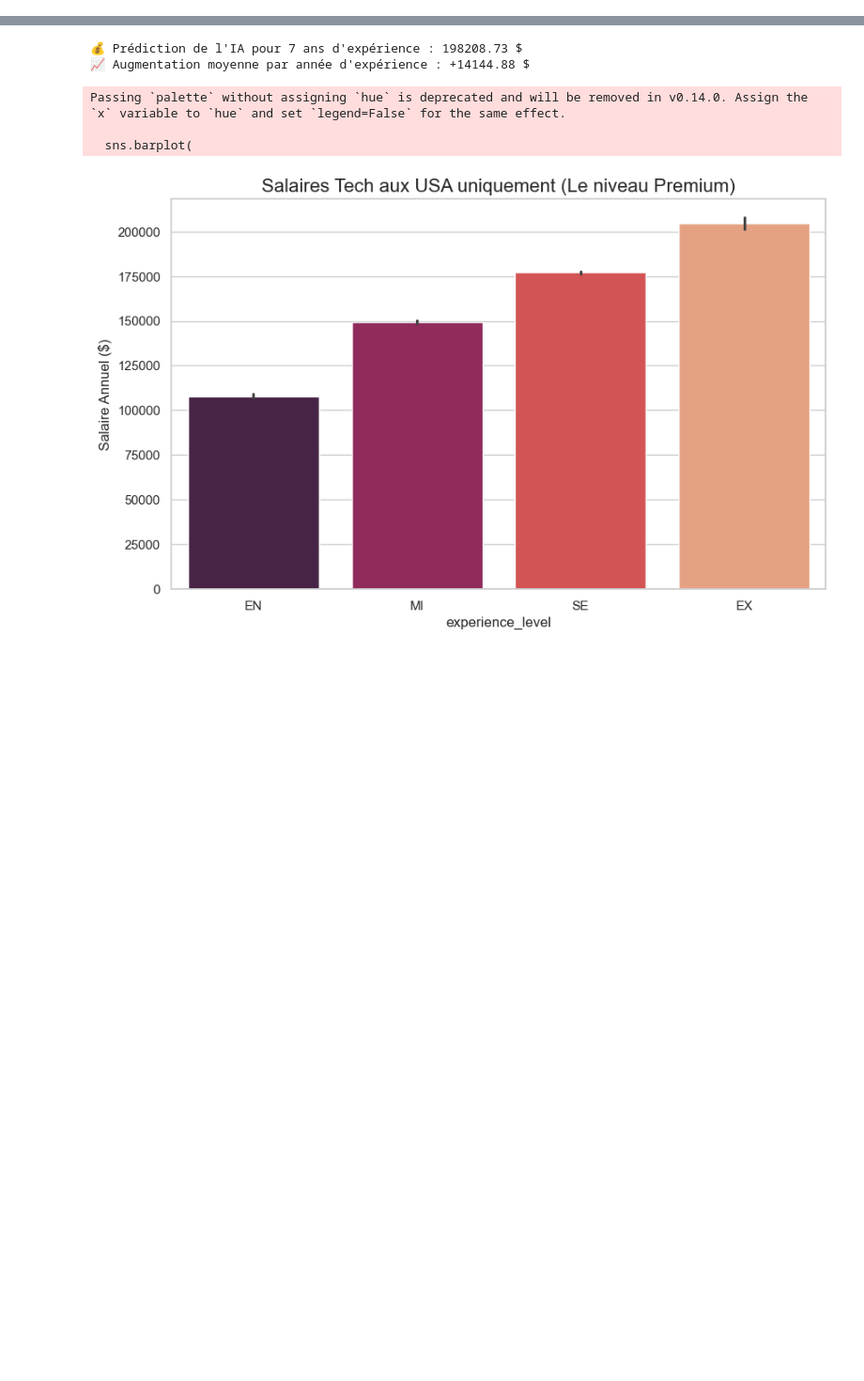
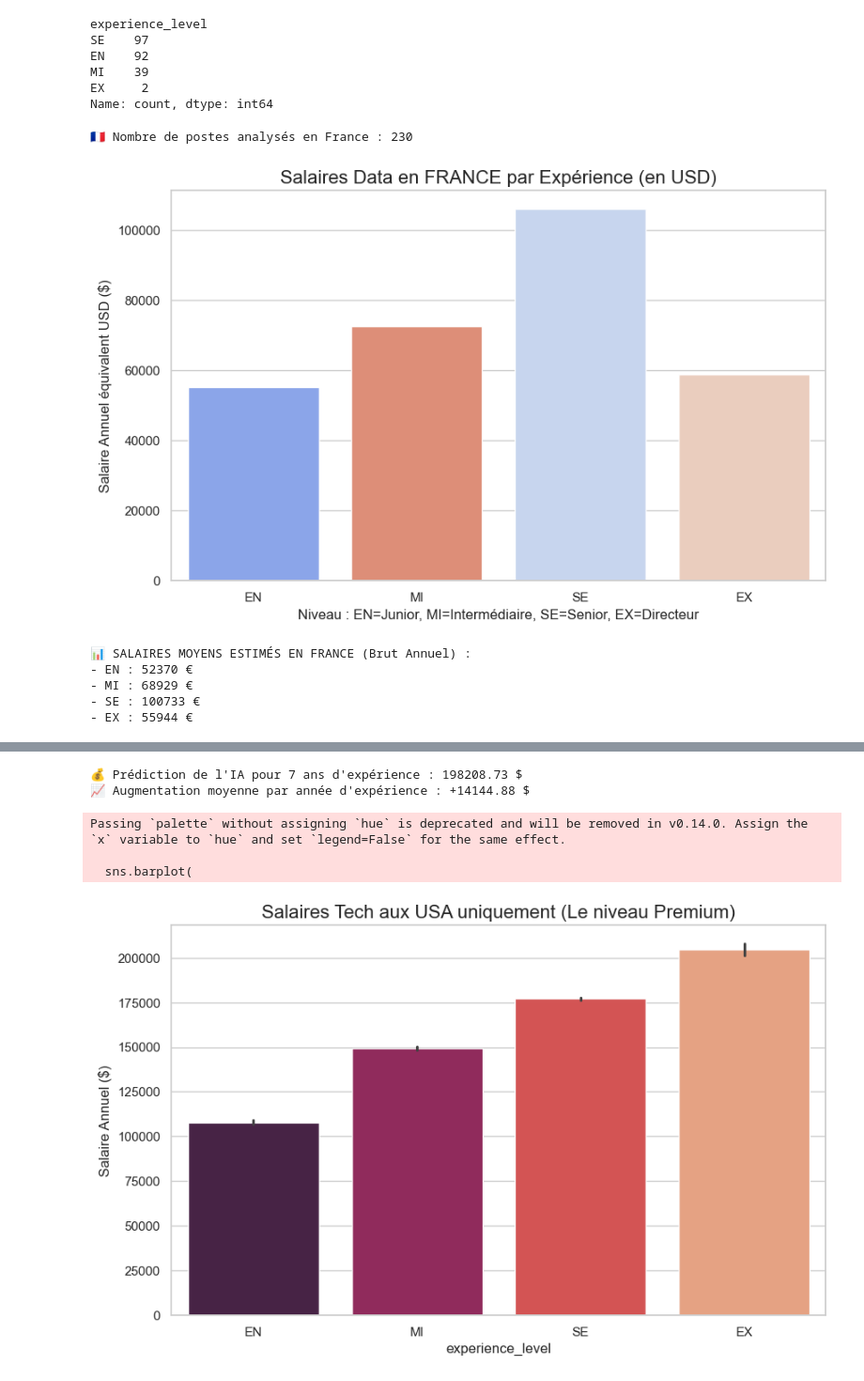
Before and after one commit to AdamFehmoun/Portfolio-data, a Jupyter notebook: Projet_Salaires.ipynb, the cells around one changed output, grey strips where cells are left out. Shown: that part at 94% size. Cells and saved outputs as stored; diff of their text form; code cells hidden in the pictures; blank space fills up the shorter version.

```diff
--- a/Projet_Salaires.ipynb
+++ b/Projet_Salaires.ipynb
@@ -0,0 +255,65 @@
+# %%
+# Compter le nombre de personnes par niveau en France
+print(df_france['experience_level'].value_counts())
+# %% [output]
+experience_level
+SE    97
+EN    92
+MI    39
+EX     2
+Name: count, dtype: int64
+# %%
+import matplotlib.pyplot as plt
+import seaborn as sns
+
+# 1. On isole la France
+df_france = df_clean[df_clean['company_location'] == 'FR']
+
+# Petit check de sécurité : Combien de lignes on a pour la France ?
+print(f"🇫🇷 Nombre de postes analysés en France : {len(df_france)}")
+
+# 2. Le Graphique Spécial France
+plt.figure(figsize=(10, 6))
+
+# Ordre logique : Junior -> Intermédiaire -> Senior -> Directeur
+ordre_experience = ['EN', 'MI', 'SE', 'EX']
+
+sns.barplot(
+    data=df_france,
+    x='experience_level',
+    y='Salaire_USD',
+    order=ordre_experience,
+    estimator='mean',
+    errorbar=None,
+    palette="coolwarm", # Bleu-Blanc-Rouge (presque)
+    hue='experience_level',
+    legend=False
+)
+
+plt.title("Salaires Data en FRANCE par Expérience (en USD)", fontsize=16)
+plt.ylabel("Salaire Annuel équivalent USD ($)")
+plt.xlabel("Niveau : EN=Junior, MI=Intermédiaire, SE=Senior, EX=Directeur")
+plt.show()
+
+# 3. Les Chiffres Précis (Convertis en Euros pour toi)
+# On prend un taux de change moyen actuel : 1 USD = 0.95 EUR
+taux_change = 0.95
+
+moyennes_fr = df_france.groupby('experience_level')['Salaire_USD'].mean()
+
+print("\n📊 SALAIRES MOYENS ESTIMÉS EN FRANCE (Brut Annuel) :")
+for niveau in ordre_experience:
+    if niveau in moyennes_fr:
+        salaire_usd = moyennes_fr[niveau]
+        salaire_eur = salaire_usd * taux_change
+        print(f"- {niveau} : {salaire_eur:.0f} €")
+    else:
+        print(f"- {niveau} : Pas assez de données")
+# %% [output]
+🇫🇷 Nombre de postes analysés en France : 230
+[figure, added]
+📊 SALAIRES MOYENS ESTIMÉS EN FRANCE (Brut Annuel) :
+- EN : 52370 €
+- MI : 68929 €
+- SE : 100733 €
+- EX : 55944 €
```
Also changed, not shown: parts of 9 cells of this notebook, 1 other file.
